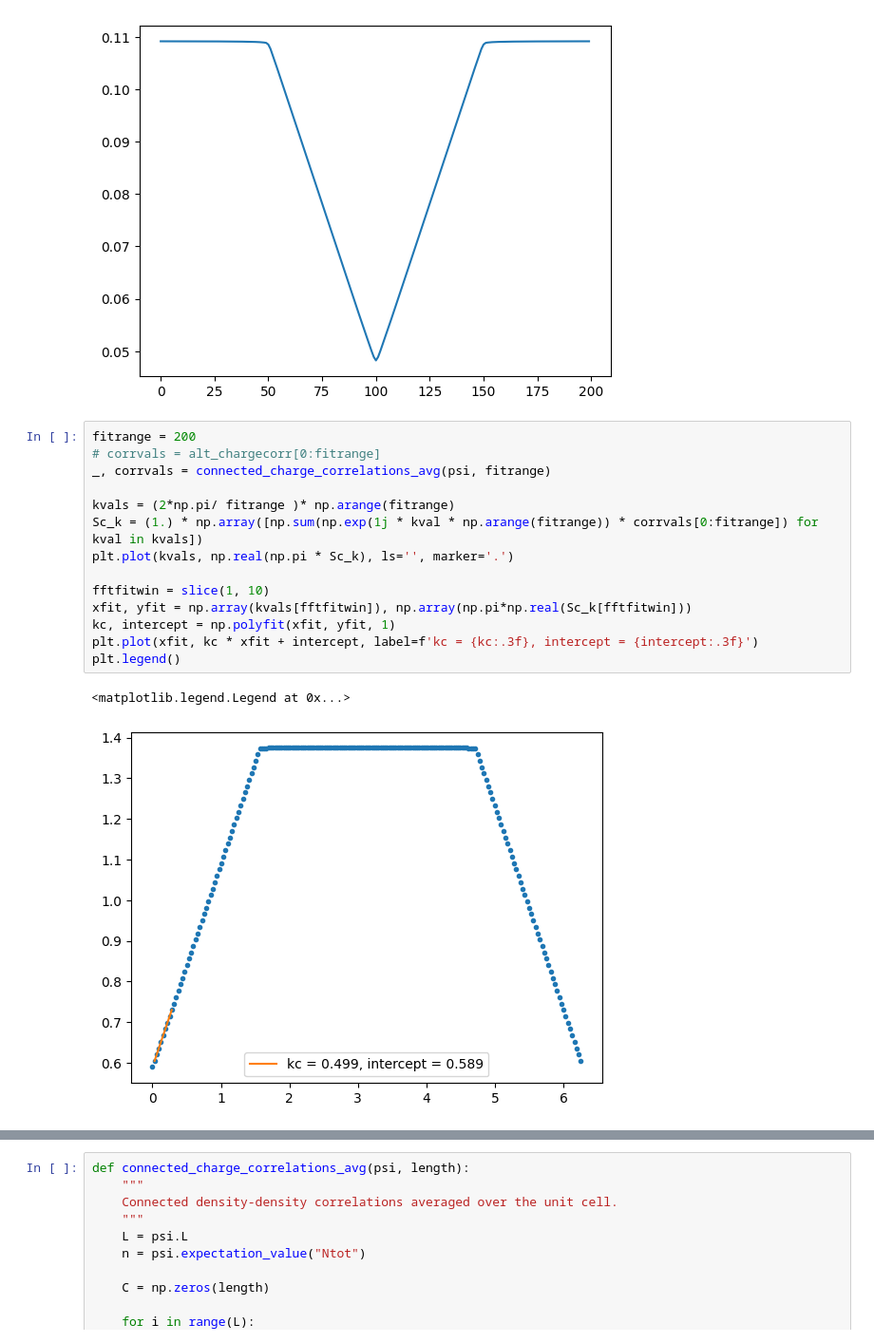
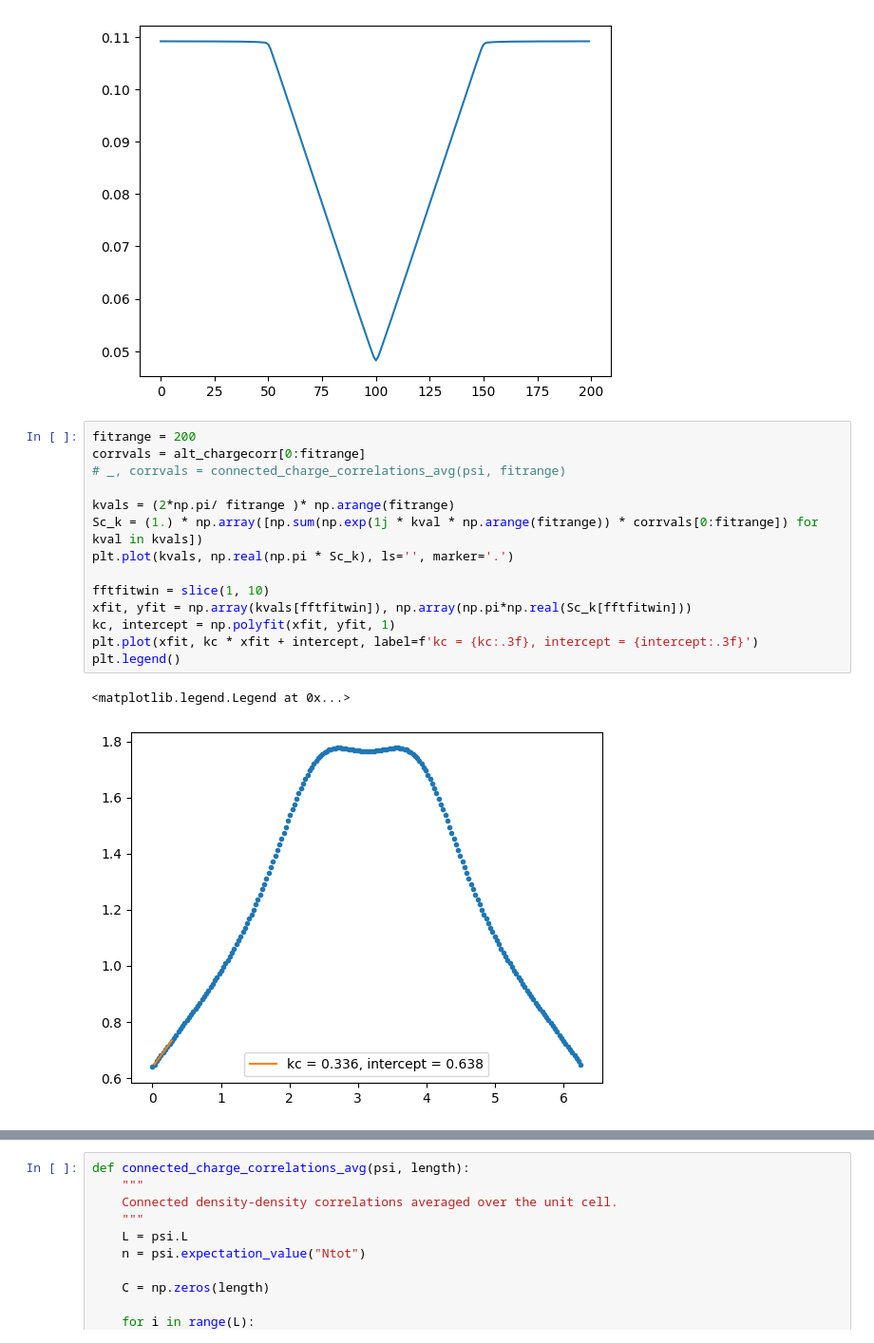
Before and after one commit to aravindhshankar/Spin1LongRangeOrder.jl, a Jupyter notebook: python/central_charge/visualize_helper.ipynb, the cells around one changed output, grey strips where cells are left out. Shown at 95% size. Drawn from its saved outputs; the diff is of its cells as text.

```diff
--- a/python/central_charge/visualize_helper.ipynb
+++ b/python/central_charge/visualize_helper.ipynb
@@ -65,21 +69,21 @@ plt.plot(fftshift(fft(obs.SzSz_corr(psi, 200, connected=False))))
 [figure]
 # %%
 fitrange = 200
-# corrvals = alt_chargecorr[0:fitrange]
-_, corrvals = connected_charge_correlations_avg(psi, fitrange)
+corrvals = alt_chargecorr[0:fitrange]
+# _, corrvals = connected_charge_correlations_avg(psi, fitrange)
 
 kvals = (2*np.pi/ fitrange )* np.arange(fitrange)
 Sc_k = (1.) * np.array([np.sum(np.exp(1j * kval * np.arange(fitrange)) * corrvals[0:fitrange]) for kval in kvals])
 plt.plot(kvals, np.real(np.pi * Sc_k), ls='', marker='.')
 
 fftfitwin = slice(1, 10)
 xfit, yfit = np.array(kvals[fftfitwin]), np.array(np.pi*np.real(Sc_k[fftfitwin]))
 kc, intercept = np.polyfit(xfit, yfit, 1)
 plt.plot(xfit, kc * xfit + intercept, label=f'kc = {kc:.3f}, intercept = {intercept:.3f}')
 plt.legend()
 # %% [output]
 <matplotlib.legend.Legend at 0x...>
-[figure, old version]
+[figure, new version]
 # %%
 psi.expectation_value('Ntot')
 # %% [output]
```
Also changed, not shown: parts of 8 cells of this notebook, 1 other file.
